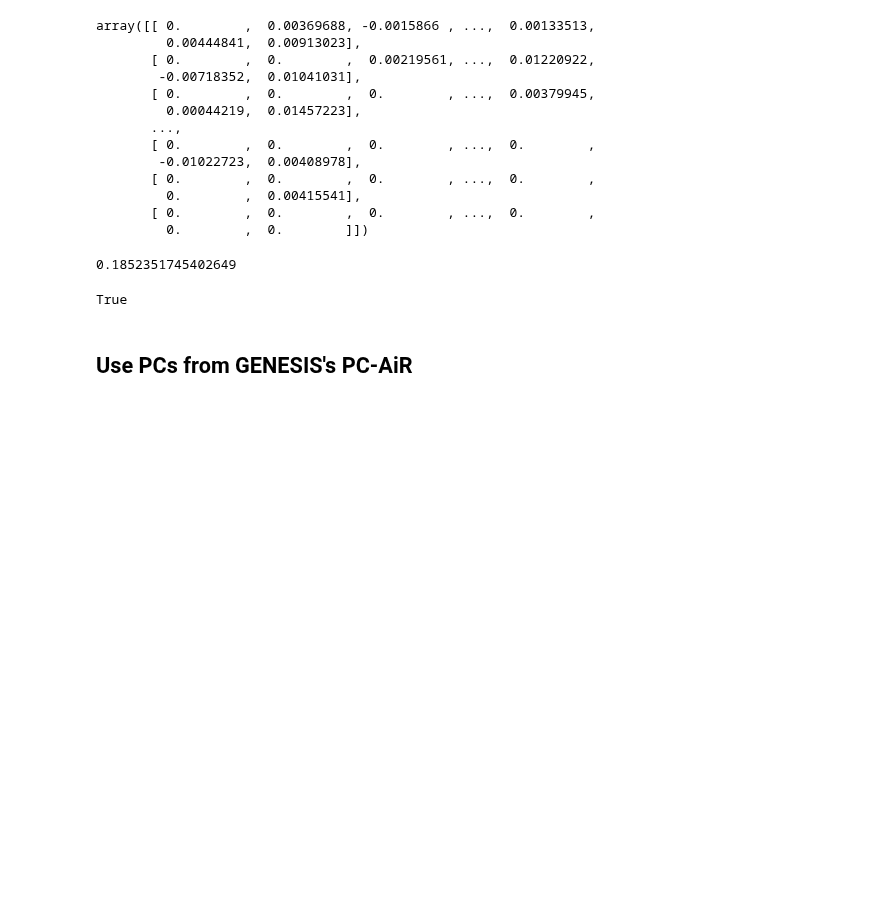
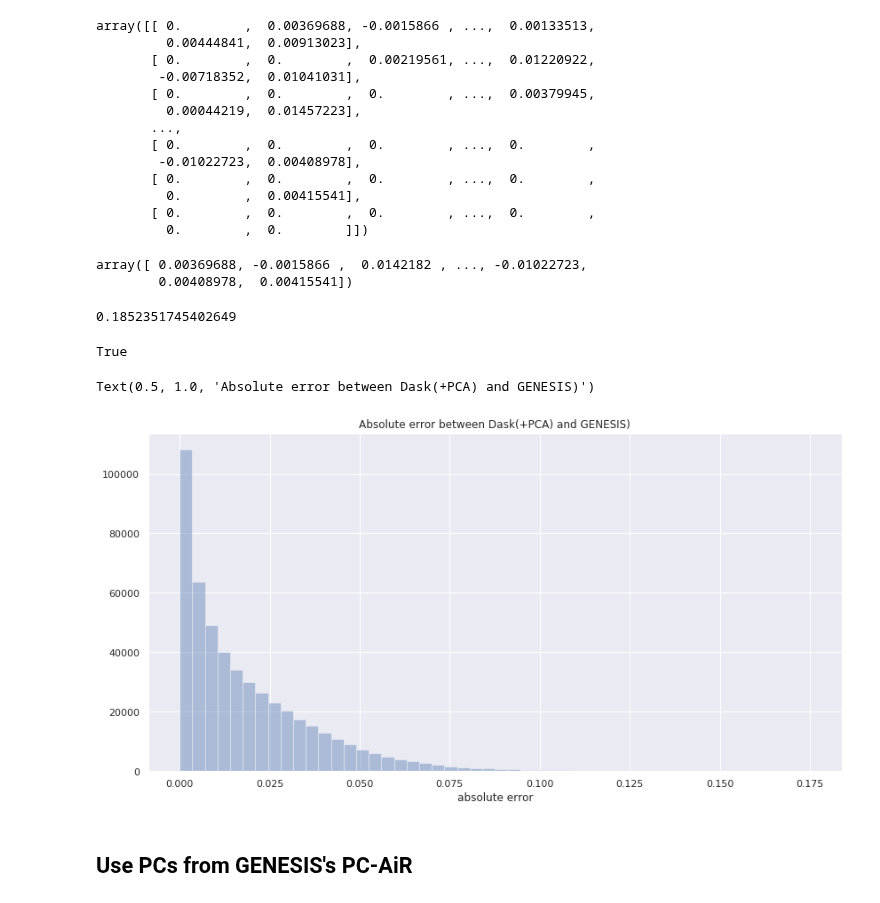
Before and after one commit to related-sciences/gwas-analysis, a Jupyter notebook: notebooks/platform/xarray/pc_relate/pc_relate.ipynb, the cells around one changed output. Drawn from its saved outputs; the diff is of its cells as text; code cells hidden in the pictures; blank space fills up the shorter version.

Commit message:
Dive into correctness of PC-Relate in Dask

```diff
--- a/notebooks/platform/xarray/pc_relate/pc_relate.ipynb
+++ b/notebooks/platform/xarray/pc_relate/pc_relate.ipynb
@@ -173,17 +194,32 @@ array([[ 0.        ,  0.00369688, -0.0015866 , ...,  0.00133513,
          0.        ,  0.00415541],
        [ 0.        ,  0.        ,  0.        , ...,  0.        ,
          0.        ,  0.        ]])
-# %%
-phi_diag_0 = da.triu(phi, k=1).compute() # zero above main diagonal
-np.max(phi_diag_0)
-# %% [output]
-0.1852351745402649
+# %%
+upper_tri_genesis = genesis_kinship_full[np.triu_indices_from(genesis_kinship_full, 1)]
+upper_tri_genesis
+# %% [output]
+array([ 0.00369688, -0.0015866 ,  0.0142182 , ..., -0.01022723,
+        0.00408978,  0.00415541])
+# %%
+np.max(phi_diag_0)
+# %% [output]
+0.1852351745402649
 # %%
 assert len(phi_diag_0[phi_diag_0 != 0.0]) == 499500, "phi_diag_0 should have 499500 non 0.0 elements"
 # %%
 np.allclose(phi_diag_0, genesis_kinship_full, atol=0.17512, rtol=0.0)
 # %% [output]
 True
+# %%
+import matplotlib.pyplot as plt
+upper_tri_phi = phi_diag_0[np.triu_indices_from(phi_diag_0, 1)]
+assert len(upper_tri_phi_air) == len(upper_tri_genesis)
+p = sns.distplot(np.abs(upper_tri_phi - upper_tri_genesis), kde=False)
+p.set(xlabel="absolute error")
+p.set_title("Absolute error between Dask(+PCA) and GENESIS)")
+# %% [output]
+Text(0.5, 1.0, 'Absolute error between Dask(+PCA) and GENESIS)')
+[figure, added]
 # %% [markdown]
 ## Use PCs from GENESIS's PC-AiR
 # %%
```
Also changed, not shown: parts of 26 cells of this notebook, 4 other files.
